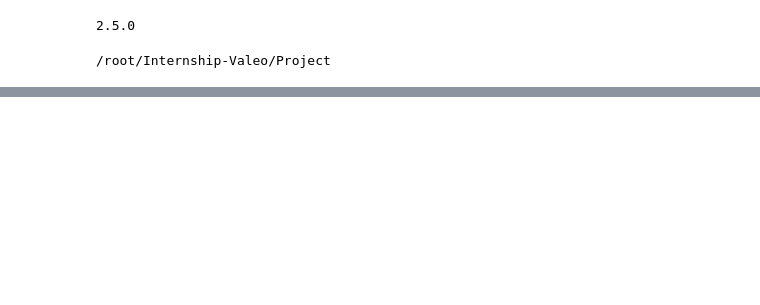
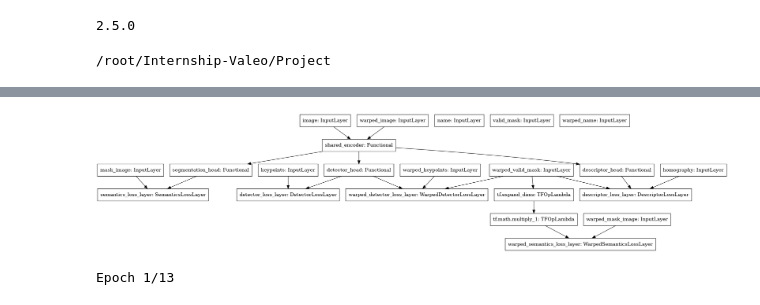
Before and after one commit to amit205/multi-task-learning, a Jupyter notebook: superpoint_MTL.ipynb, the cells around one changed output, grey strips where cells are left out. Cells and saved outputs as stored; diff of their text form; code cells hidden in the pictures; blank space fills up the shorter version.

```diff
--- a/superpoint_MTL.ipynb
+++ b/superpoint_MTL.ipynb
@@ -281,7 +276,7 @@ class DataGen(keras.utils.Sequence):
 # %%
 def vgg_block(inputs, filters, kernel_size, name, data_format, training=False,
               batch_normalization=True, kernel_reg=0., **params):
-    x = tfl.Convolution2D(filters, kernel_size, kernel_initializer='he_uniform',
+    x = tfl.Convolution2D(filters, kernel_size,
                        kernel_regularizer=tf.keras.regularizers.L2(kernel_reg),
                        data_format=data_format, **params)(inputs)
     if batch_normalization:
@@ -292,7 +287,7 @@ def vgg_block(inputs, filters, kernel_size, name, data_format, training=False,
 # %%
 def shared_encoder(model_config, shape = (240, 320,1)):
     params_conv = {'padding': 'SAME', 'data_format': model_config['data_format'],
-                   'batch_normalization': True,
+                   'batch_normalization': True, 'activation': tf.nn.relu,
                    'kernel_reg': model_config.get('kernel_reg', 0.)}
     cfirst = model_config['data_format'] == 'channels_first'
     cindex = 1 if cfirst else -1  # index of the channel
@@ -314,6 +309,7 @@ def shared_encoder(model_config, shape = (240, 320,1)):
 
     conv7 = vgg_block(pool3, 128, (kernel, kernel), 'conv4_1', **params_conv)
     conv8 = vgg_block(conv7, 128, (kernel, kernel), 'conv4_2', **params_conv)
-    return keras.models.Model(inputs = inputs, outputs = {'conv8':conv8, 'conv7':conv7, 'conv6':conv6,
-                                                          'conv5':conv5, 'conv4':conv4, 'conv8':conv3,
+    pool4 = MaxPooling2D(pool_size, name="block4_pool")(conv8)
+    return keras.models.Model(inputs = inputs, outputs = {'pool4':pool4, 'conv8':conv8, 'conv7':conv7, 'conv6':conv6,
+                                                          'conv5':conv5, 'conv4':conv4, 'conv3':conv3,
                                                           'conv2':conv2, 'conv1':conv1}, name = 'shared_encoder')
@@ -526,3 +441,33 @@ def segmentation_head(inputs, kernel = 3):
+# %%
+class SemanticsLossLayer(Layer):
+    def __init__(self, name='semantics_loss_layer', trainable=False):
+        super(SemanticsLossLayer, self).__init__(name = name)
+        self.loss_fn = tf.keras.losses.BinaryCrossentropy()
+        self.accuracy_fn = tf.keras.metrics.BinaryAccuracy()
+
+    def call(self, inputs, targets=None, sample_weight=None):
+        loss = self.loss_fn(inputs[0], inputs[1])
+        accuracy = self.accuracy_fn(inputs[0], inputs[1])
+        self.add_loss(loss)
+        self.add_metric(accuracy)
+        return loss
+    def compute_output_shape(self, input_shape):
+        return [1]
+# %%
+class WarpedSemanticsLossLayer(Layer):
+    def __init__(self, name='warped_semantics_loss_layer', trainable=False):
+        super(WarpedSemanticsLossLayer, self).__init__(name = name)
+        self.loss_fn = tf.keras.losses.BinaryCrossentropy()
+        self.accuracy_fn = tf.keras.metrics.BinaryAccuracy()
+
+    def call(self, inputs, targets=None, sample_weight=None):
+        loss = self.loss_fn(inputs[0], inputs[1])
+        accuracy = self.accuracy_fn(inputs[0], inputs[1])
+        self.add_loss(loss)
+        self.add_metric(accuracy)
+        return loss
+    def compute_output_shape(self, input_shape):
+        return [1]
 # %%
 class HomographyLayer(Layer):
     def call(self, inputs):
@@ -592,4 +581,6 @@ model = net()
 # %%
 # model.summary()
-keras.utils.plot_model(model, to_file="model.png", show_shapes=True, show_dtype=False, show_layer_names=True,
-    rankdir="TB", expand_nested=True, dpi=96)
+keras.utils.plot_model(model, to_file="model.png", show_shapes=False, show_dtype=False, show_layer_names=True,
+    rankdir="TB", expand_nested=False, dpi=96)
+# %% [output]
+[figure, added]
@@ -676,5 +676,12 @@ val_gen = DataGen(image_path = image_path_val, point_path = point_path_val,
 # %%
-history = model.fit(train_gen , validation_data = val_gen, steps_per_epoch = train_steps,
-                    epochs = 25, callbacks=[model_checkpoint_callback, TerminateOnNaN, tensorboard_callback])
+steps_per_epoch = len(os.listdir(train_image_path))//model_config['batch_size']
+epochs = config1['train_iter']//steps_per_epoch
+history = model.fit(x = train_gen, validation_data = val_gen,
+                    batch_size = model_config['batch_size'],
+                     steps_per_epoch = steps_per_epoch, epochs=epochs,
+                    callbacks=[model_checkpoint_callback, TerminateOnNaN,
+                        tensorboard_callback])
+# %% [output]
+Epoch 1/13
 # %%
 # model.save('/root/Internship-Valeo/Project/results/checkpoint-superpoint-coco')
```
Also changed, not shown: parts of 66 cells of this notebook, 7 other files.
